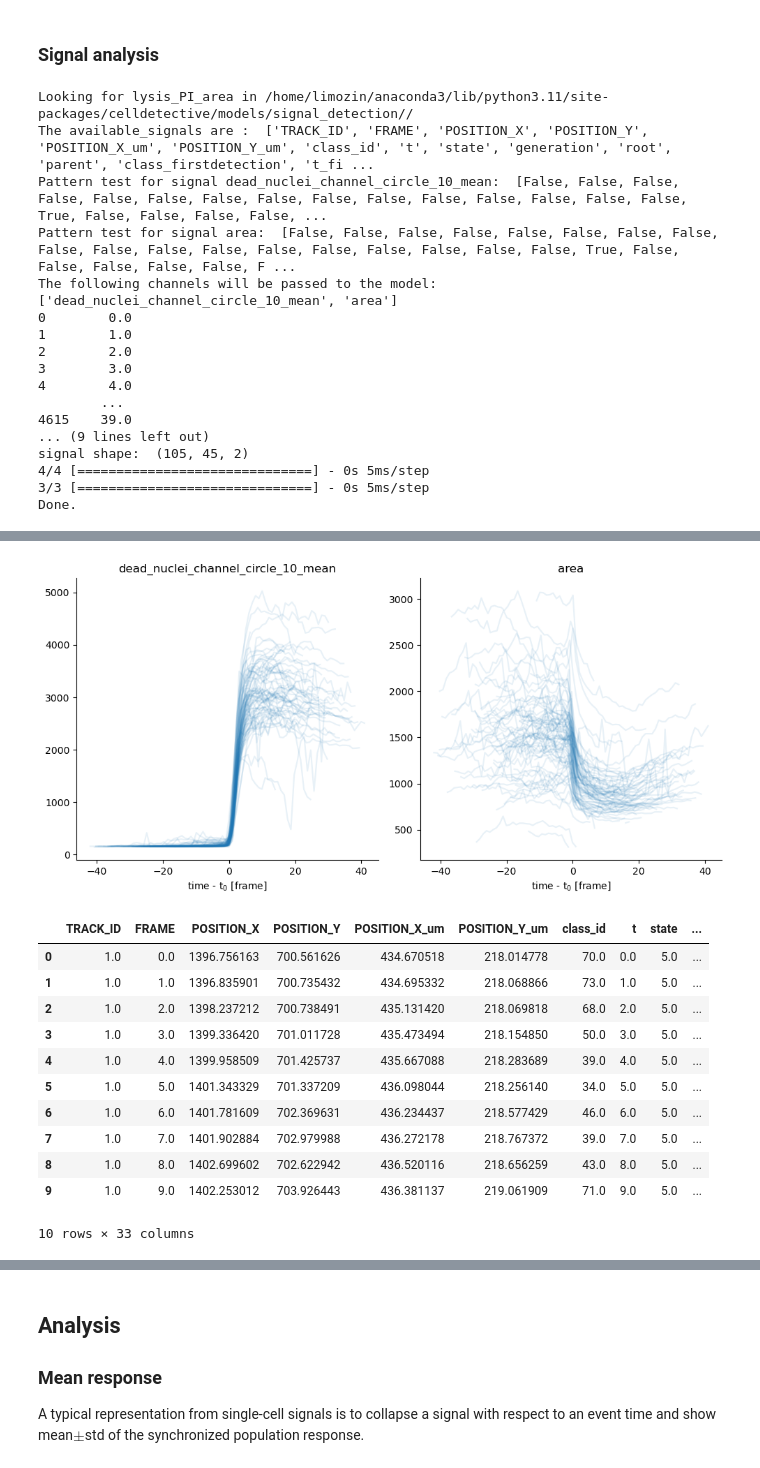
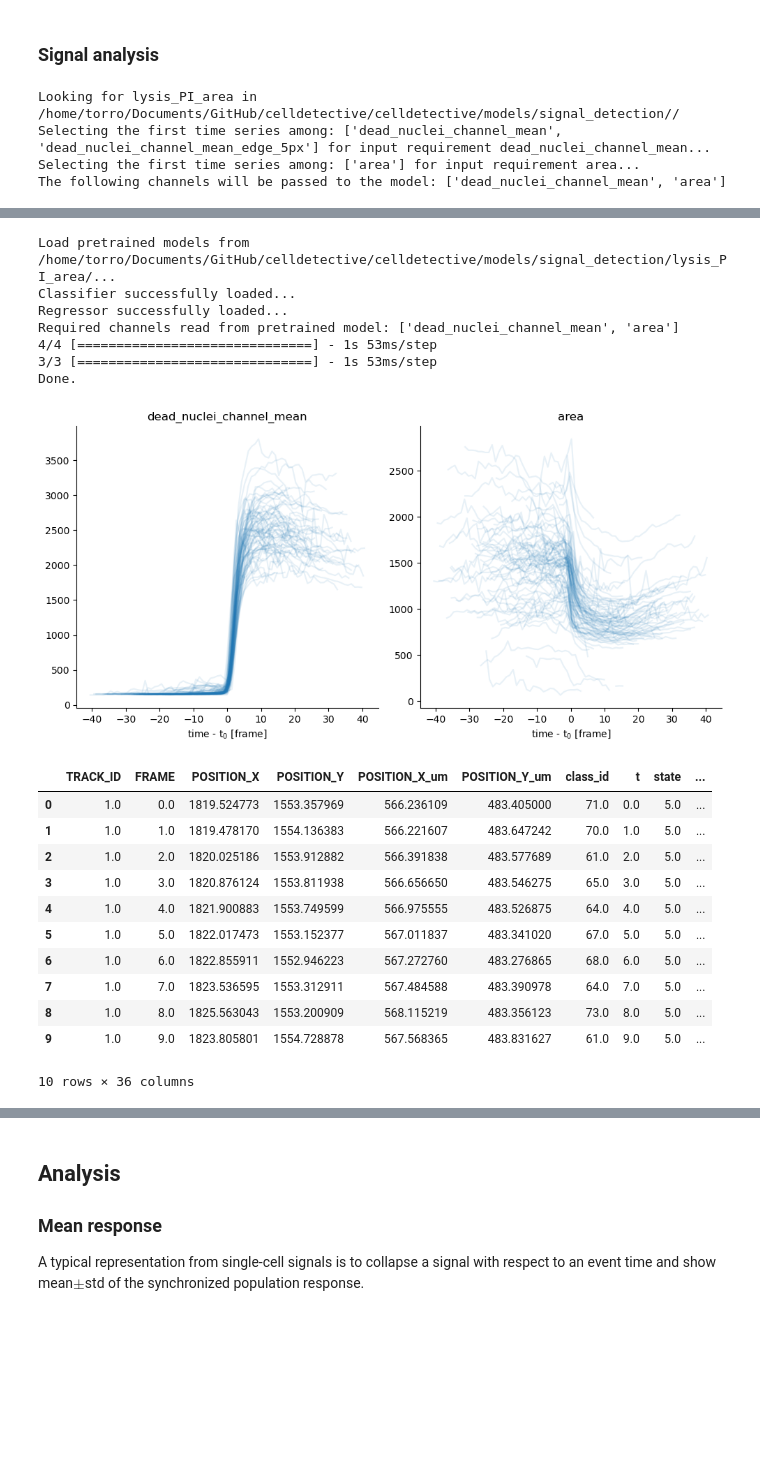
Before and after one commit to remyeltorro/celldetective, a Jupyter notebook: demos/ADCC_analysis_demo.ipynb, the cells around one changed output, grey strips where cells are left out. Saved outputs shown, nothing was run; the diff lists cells and outputs as text; code cells hidden in the pictures; blank space fills up the shorter version.

```diff
--- a/demos/ADCC_analysis_demo.ipynb
+++ b/demos/ADCC_analysis_demo.ipynb
@@ -73,7 +85,7 @@ Found stack of shape (44, 2048, 2048, 4)
 # %%
 from celldetective.segmentation import segment_at_position, segment
 
-model_name = "MCF7_h_versatile"
+model_name = "mcf7_nuc_stardist_transfer"
 population = "targets"
 
 if api_mode=="position":
@@ -223,16 +245,16 @@ df_class['position'] = pos
 display(df_class.head(10))
 # Plot results
 fig,ax = plt.subplots(1,2,figsize=(7,2.5))
-for tid, group in df_class.loc[df_class['class_lysis']==0].groupby('TRACK_ID'):
+for tid, group in df_class.loc[df_class['class_death']==0].groupby('TRACK_ID'):
     timeline = group['FRAME'].values
     pi_signal = group[feature_to_plot].values
-    t_lysis = group['t_lysis'].values[0]
+    t_lysis = group['t_death'].values[0]
     ax[0].plot(timeline - t_lysis, pi_signal,c='tab:red',alpha=0.1)
     ymin,ymax = ax[0].get_ylim()
     ax[0].set_title('lysis')
-    ax[0].set_xlabel(r'$t - t_{lysis} $ [frame]')
+    ax[0].set_xlabel(r'$t - t_{death} $ [frame]')
 
-for tid, group in df_class.loc[df_class['class_lysis']==1].groupby('TRACK_ID'):
+for tid, group in df_class.loc[df_class['class_death']==1].groupby('TRACK_ID'):
     timeline = group['FRAME'].values
     pi_signal = group[feature_to_plot].values
     ax[1].plot(timeline, pi_signal,c='tab:blue',alpha=0.1)
@@ -246,20 +268,7 @@ for a in ax:
 plt.tight_layout()
 plt.show()
 # %% [output]
-Looking for lysis_PI_area in /home/limozin/anaconda3/lib/python3.11/site-packages/celldetective/models/signal_detection//
-The available_signals are :  ['TRACK_ID', 'FRAME', 'POSITION_X', 'POSITION_Y', 'POSITION_X_um', 'POSITION_Y_um', 'class_id', 't', 'state', 'generation', 'root', 'parent', 'class_firstdetection', 't_fi ...
-Pattern test for signal dead_nuclei_channel_circle_10_mean:  [False, False, False, False, False, False, False, False, False, False, False, False, False, False, False, True, False, False, False, False, ...
-Pattern test for signal area:  [False, False, False, False, False, False, False, False, False, False, False, False, False, False, False, False, False, False, True, False, False, False, False, False, F ...
-The following channels will be passed to the model: ['dead_nuclei_channel_circle_10_mean', 'area']
-0        0.0
-1        1.0
-2        2.0
-3        3.0
-4        4.0
-        ...
-4615    39.0
-... (9 lines left out)
-signal shape:  (105, 45, 2)
-4/4 [==============================] - 0s 5ms/step
-3/3 [==============================] - 0s 5ms/step
-Done.
+Looking for lysis_PI_area in /home/torro/Documents/GitHub/celldetective/celldetective/models/signal_detection//
+Selecting the first time series among: ['dead_nuclei_channel_mean', 'dead_nuclei_channel_mean_edge_5px'] for input requirement dead_nuclei_channel_mean...
+Selecting the first time series among: ['area'] for input requirement area...
+The following channels will be passed to the model: ['dead_nuclei_channel_mean', 'area']
@@ -266,13 +292,20 @@ Done.
+Load pretrained models from /home/torro/Documents/GitHub/celldetective/celldetective/models/signal_detection/lysis_PI_area/...
+Classifier successfully loaded...
+Regressor successfully loaded...
+Required channels read from pretrained model: ['dead_nuclei_channel_mean', 'area']
+4/4 [==============================] - 1s 53ms/step
+3/3 [==============================] - 1s 53ms/step
+Done.
-[figure, old version]
+[figure, new version]
 |  | TRACK_ID | FRAME | POSITION_X | POSITION_Y | POSITION_X_um | POSITION_Y_um | class_id | t | state | ... |
-| 0 | 1.0 | 0.0 | 1396.756163 | 700.561626 | 434.670518 | 218.014778 | 70.0 | 0.0 | 5.0 | ... |
-| 1 | 1.0 | 1.0 | 1396.835901 | 700.735432 | 434.695332 | 218.068866 | 73.0 | 1.0 | 5.0 | ... |
-| 2 | 1.0 | 2.0 | 1398.237212 | 700.738491 | 435.131420 | 218.069818 | 68.0 | 2.0 | 5.0 | ... |
-| 3 | 1.0 | 3.0 | 1399.336420 | 701.011728 | 435.473494 | 218.154850 | 50.0 | 3.0 | 5.0 | ... |
-| 4 | 1.0 | 4.0 | 1399.958509 | 701.425737 | 435.667088 | 218.283689 | 39.0 | 4.0 | 5.0 | ... |
-| 5 | 1.0 | 5.0 | 1401.343329 | 701.337209 | 436.098044 | 218.256140 | 34.0 | 5.0 | 5.0 | ... |
-| 6 | 1.0 | 6.0 | 1401.781609 | 702.369631 | 436.234437 | 218.577429 | 46.0 | 6.0 | 5.0 | ... |
-| 7 | 1.0 | 7.0 | 1401.902884 | 702.979988 | 436.272178 | 218.767372 | 39.0 | 7.0 | 5.0 | ... |
-| 8 | 1.0 | 8.0 | 1402.699602 | 702.622942 | 436.520116 | 218.656259 | 43.0 | 8.0 | 5.0 | ... |
-| 9 | 1.0 | 9.0 | 1402.253012 | 703.926443 | 436.381137 | 219.061909 | 71.0 | 9.0 | 5.0 | ... |
+| 0 | 1.0 | 0.0 | 1819.524773 | 1553.357969 | 566.236109 | 483.405000 | 71.0 | 0.0 | 5.0 | ... |
+| 1 | 1.0 | 1.0 | 1819.478170 | 1554.136383 | 566.221607 | 483.647242 | 70.0 | 1.0 | 5.0 | ... |
+| 2 | 1.0 | 2.0 | 1820.025186 | 1553.912882 | 566.391838 | 483.577689 | 61.0 | 2.0 | 5.0 | ... |
+| 3 | 1.0 | 3.0 | 1820.876124 | 1553.811938 | 566.656650 | 483.546275 | 65.0 | 3.0 | 5.0 | ... |
+| 4 | 1.0 | 4.0 | 1821.900883 | 1553.749599 | 566.975555 | 483.526875 | 64.0 | 4.0 | 5.0 | ... |
+| 5 | 1.0 | 5.0 | 1822.017473 | 1553.152377 | 567.011837 | 483.341020 | 67.0 | 5.0 | 5.0 | ... |
+| 6 | 1.0 | 6.0 | 1822.855911 | 1552.946223 | 567.272760 | 483.276865 | 68.0 | 6.0 | 5.0 | ... |
+| 7 | 1.0 | 7.0 | 1823.536595 | 1553.312911 | 567.484588 | 483.390978 | 64.0 | 7.0 | 5.0 | ... |
+| 8 | 1.0 | 8.0 | 1825.563043 | 1553.200909 | 568.115219 | 483.356123 | 73.0 | 8.0 | 5.0 | ... |
+| 9 | 1.0 | 9.0 | 1823.805801 | 1554.728878 | 567.568365 | 483.831627 | 61.0 | 9.0 | 5.0 | ... |
-10 rows × 33 columns
+10 rows × 36 columns
```
Also changed, not shown: parts of 8 cells of this notebook, 1 other file.
